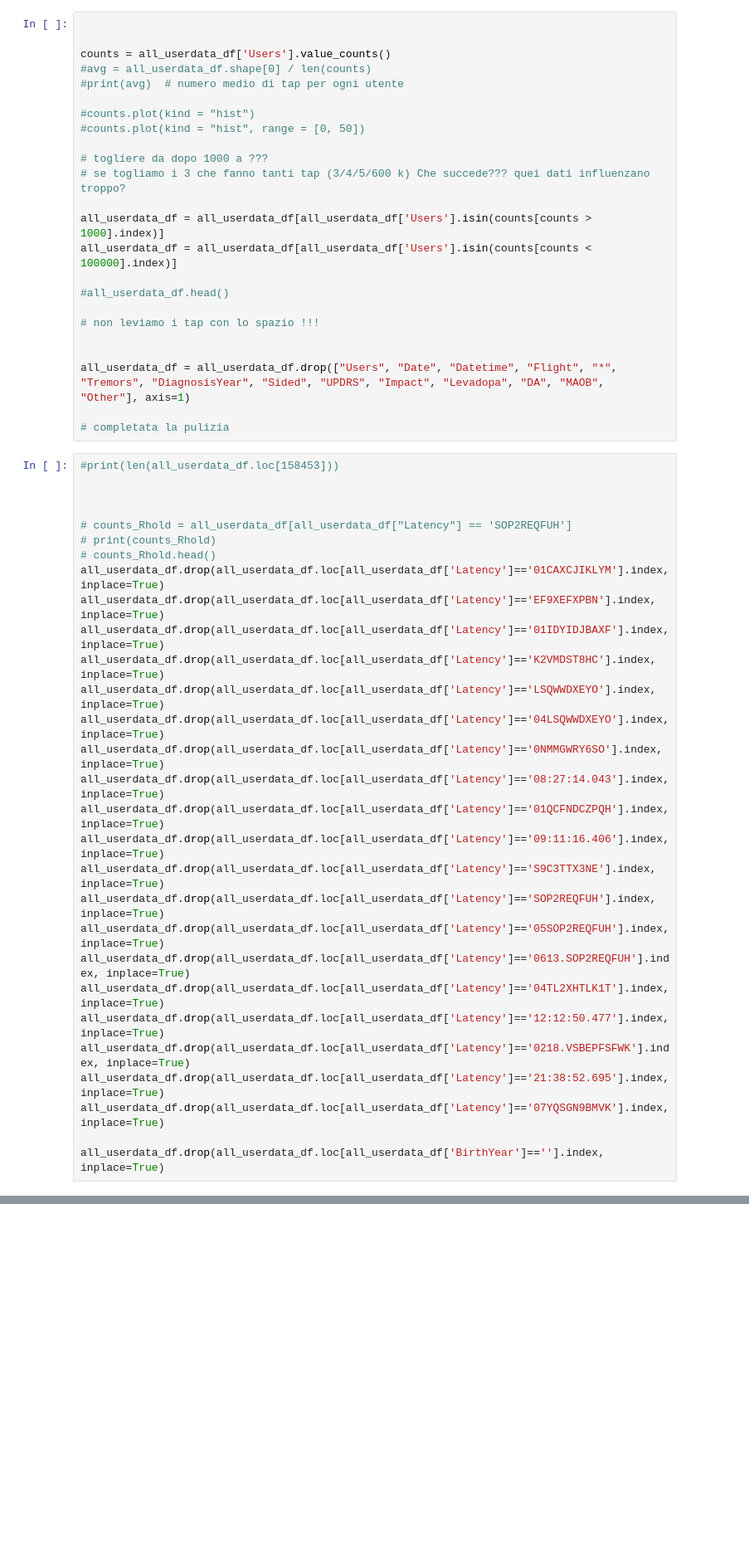
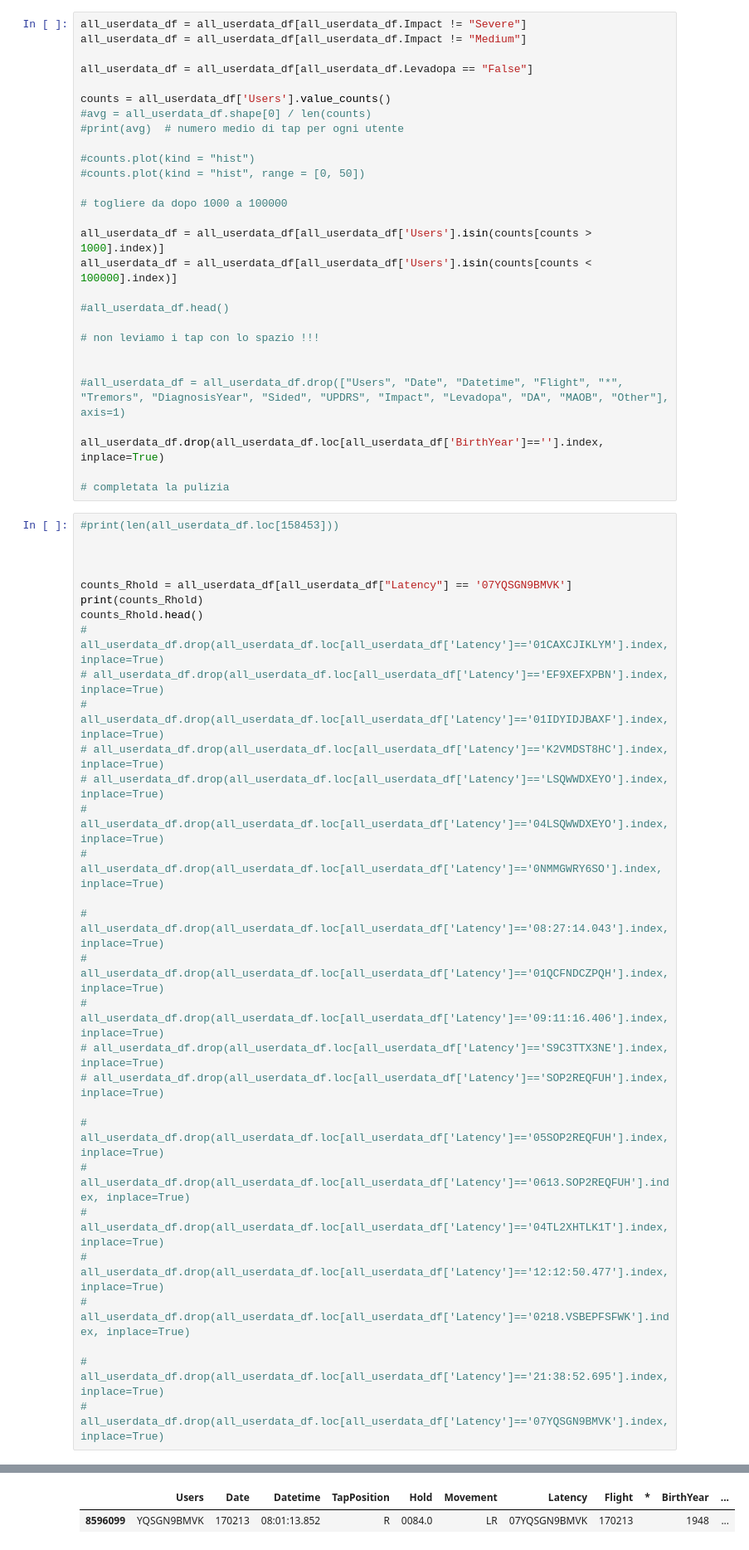
Before and after one commit to simonesinceri/ML-Project, a Jupyter notebook: parkinson.ipynb, the cells around one changed output, grey strips where cells are left out. Shown: that part at 83% size. Saved outputs shown, nothing was run; the diff lists cells and outputs as text; blank space fills up the shorter version.

```diff
--- a/parkinson.ipynb
+++ b/parkinson.ipynb
@@ -74,5 +113,8 @@ all_userdata_df = all_userdata_df[all_userdata_df.Levadopa == "False"]
 # %%
+all_userdata_df = all_userdata_df[all_userdata_df.Impact != "Severe"]
+all_userdata_df = all_userdata_df[all_userdata_df.Impact != "Medium"]
 
+all_userdata_df = all_userdata_df[all_userdata_df.Levadopa == "False"]
 
 counts = all_userdata_df['Users'].value_counts()
 #avg = all_userdata_df.shape[0] / len(counts)
@@ -81,8 +123,7 @@ counts = all_userdata_df['Users'].value_counts()
 #counts.plot(kind = "hist")
 #counts.plot(kind = "hist", range = [0, 50])
 
-# togliere da dopo 1000 a ???
-# se togliamo i 3 che fanno tanti tap (3/4/5/600 k) Che succede??? quei dati influenzano troppo?
+# togliere da dopo 1000 a 100000
 
 all_userdata_df = all_userdata_df[all_userdata_df['Users'].isin(counts[counts > 1000].index)]
 all_userdata_df = all_userdata_df[all_userdata_df['Users'].isin(counts[counts < 100000].index)]
@@ -92,7 +133,9 @@ all_userdata_df = all_userdata_df[all_userdata_df['Users'].isin(counts[counts <
 # non leviamo i tap con lo spazio !!!
 
 
-all_userdata_df = all_userdata_df.drop(["Users", "Date", "Datetime", "Flight", "*", "Tremors", "DiagnosisYear", "Sided", "UPDRS", "Impact", "Levadopa", "DA", "MAOB", "Other"], axis=1)
+#all_userdata_df = all_userdata_df.drop(["Users", "Date", "Datetime", "Flight", "*", "Tremors", "DiagnosisYear", "Sided", "UPDRS", "Impact", "Levadopa", "DA", "MAOB", "Other"], axis=1)
+
+all_userdata_df.drop(all_userdata_df.loc[all_userdata_df['BirthYear']==''].index, inplace=True)
 
 # completata la pulizia
 # %%
@@ -100,27 +143,29 @@ all_userdata_df = all_userdata_df.drop(["Users", "Date", "Datetime", "Flight", "
 
 
 
-# counts_Rhold = all_userdata_df[all_userdata_df["Latency"] == 'SOP2REQFUH']
-# print(counts_Rhold)
-# counts_Rhold.head()
-all_userdata_df.drop(all_userdata_df.loc[all_userdata_df['Latency']=='01CAXCJIKLYM'].index, inplace=True)
-all_userdata_df.drop(all_userdata_df.loc[all_userdata_df['Latency']=='EF9XEFXPBN'].index, inplace=True)
-all_userdata_df.drop(all_userdata_df.loc[all_userdata_df['Latency']=='01IDYIDJBAXF'].index, inplace=True)
-all_userdata_df.drop(all_userdata_df.loc[all_userdata_df['Latency']=='K2VMDST8HC'].index, inplace=True)
-all_userdata_df.drop(all_userdata_df.loc[all_userdata_df['Latency']=='LSQWWDXEYO'].index, inplace=True)
-all_userdata_df.drop(all_userdata_df.loc[all_userdata_df['Latency']=='04LSQWWDXEYO'].index, inplace=True)
-all_userdata_df.drop(all_userdata_df.loc[all_userdata_df['Latency']=='0NMMGWRY6SO'].index, inplace=True)
-all_userdata_df.drop(all_userdata_df.loc[all_userdata_df['Latency']=='08:27:14.043'].index, inplace=True)
-all_userdata_df.drop(all_userdata_df.loc[all_userdata_df['Latency']=='01QCFNDCZPQH'].index, inplace=True)
-all_userdata_df.drop(all_userdata_df.loc[all_userdata_df['Latency']=='09:11:16.406'].index, inplace=True)
-all_userdata_df.drop(all_userdata_df.loc[all_userdata_df['Latency']=='S9C3TTX3NE'].index, inplace=True)
-all_userdata_df.drop(all_userdata_df.loc[all_userdata_df['Latency']=='SOP2REQFUH'].index, inplace=True)
-all_userdata_df.drop(all_userdata_df.loc[all_userdata_df['Latency']=='05SOP2REQFUH'].index, inplace=True)
-all_userdata_df.drop(all_userdata_df.loc[all_userdata_df['Latency']=='0613.SOP2REQFUH'].index, inplace=True)
-all_userdata_df.drop(all_userdata_df.loc[all_userdata_df['Latency']=='04TL2XHTLK1T'].index, inplace=True)
-all_userdata_df.drop(all_userdata_df.loc[all_userdata_df['Latency']=='12:12:50.477'].index, inplace=True)
-all_userdata_df.drop(all_userdata_df.loc[all_userdata_df['Latency']=='0218.VSBEPFSFWK'].index, inplace=True)
-all_userdata_df.drop(all_userdata_df.loc[all_userdata_df['Latency']=='21:38:52.695'].index, inplace=True)
-all_userdata_df.drop(all_userdata_df.loc[all_userdata_df['Latency']=='07YQSGN9BMVK'].index, inplace=True)
+counts_Rhold = all_userdata_df[all_userdata_df["Latency"] == '07YQSGN9BMVK']
+print(counts_Rhold)
+counts_Rhold.head()
+# all_userdata_df.drop(all_userdata_df.loc[all_userdata_df['Latency']=='01CAXCJIKLYM'].index, inplace=True)
+# all_userdata_df.drop(all_userdata_df.loc[all_userdata_df['Latency']=='EF9XEFXPBN'].index, inplace=True)
+# all_userdata_df.drop(all_userdata_df.loc[all_userdata_df['Latency']=='01IDYIDJBAXF'].index, inplace=True)
+# all_userdata_df.drop(all_userdata_df.loc[all_userdata_df['Latency']=='K2VMDST8HC'].index, inplace=True)
+# all_userdata_df.drop(all_userdata_df.loc[all_userdata_df['Latency']=='LSQWWDXEYO'].index, inplace=True)
+# all_userdata_df.drop(all_userdata_df.loc[all_userdata_df['Latency']=='04LSQWWDXEYO'].index, inplace=True)
+# all_userdata_df.drop(all_userdata_df.loc[all_userdata_df['Latency']=='0NMMGWRY6SO'].index, inplace=True)
 
-all_userdata_df.drop(all_userdata_df.loc[all_userdata_df['BirthYear']==''].index, inplace=True)
+# all_userdata_df.drop(all_userdata_df.loc[all_userdata_df['Latency']=='08:27:14.043'].index, inplace=True)
+# all_userdata_df.drop(all_userdata_df.loc[all_userdata_df['Latency']=='01QCFNDCZPQH'].index, inplace=True)
+# all_userdata_df.drop(all_userdata_df.loc[all_userdata_df['Latency']=='09:11:16.406'].index, inplace=True)
+# all_userdata_df.drop(all_userdata_df.loc[all_userdata_df['Latency']=='S9C3TTX3NE'].index, inplace=True)
+# all_userdata_df.drop(all_userdata_df.loc[all_userdata_df['Latency']=='SOP2REQFUH'].index, inplace=True)
+
+# all_userdata_df.drop(all_userdata_df.loc[all_userdata_df['Latency']=='05SOP2REQFUH'].index, inplace=True)
+# all_userdata_df.drop(all_userdata_df.loc[all_userdata_df['Latency']=='0613.SOP2REQFUH'].index, inplace=True)
+# all_userdata_df.drop(all_userdata_df.loc[all_userdata_df['Latency']=='04TL2XHTLK1T'].index, inplace=True)
+# all_userdata_df.drop(all_userdata_df.loc[all_userdata_df['Latency']=='12:12:50.477'].index, inplace=True)
+# all_userdata_df.drop(all_userdata_df.loc[all_userdata_df['Latency']=='0218.VSBEPFSFWK'].index, inplace=True)
+
+# all_userdata_df.drop(all_userdata_df.loc[all_userdata_df['Latency']=='21:38:52.695'].index, inplace=True)
+# all_userdata_df.drop(all_userdata_df.loc[all_userdata_df['Latency']=='07YQSGN9BMVK'].index, inplace=True)
+# %% [output]
@@ -126,0 +182,2 @@ all_userdata_df.drop(all_userdata_df.loc[all_userdata_df['BirthYear']==''].index
+|  | Users | Date | Datetime | TapPosition | Hold | Movement | Latency | Flight | * | BirthYear | ... |
+| 8596099 | YQSGN9BMVK | 170213 | 08:01:13.852 | R | 0084.0 | LR | 07YQSGN9BMVK | 170213 |  | 1948 | ... |
```
Also changed, not shown: parts of 23 cells of this notebook, 10 other files.
